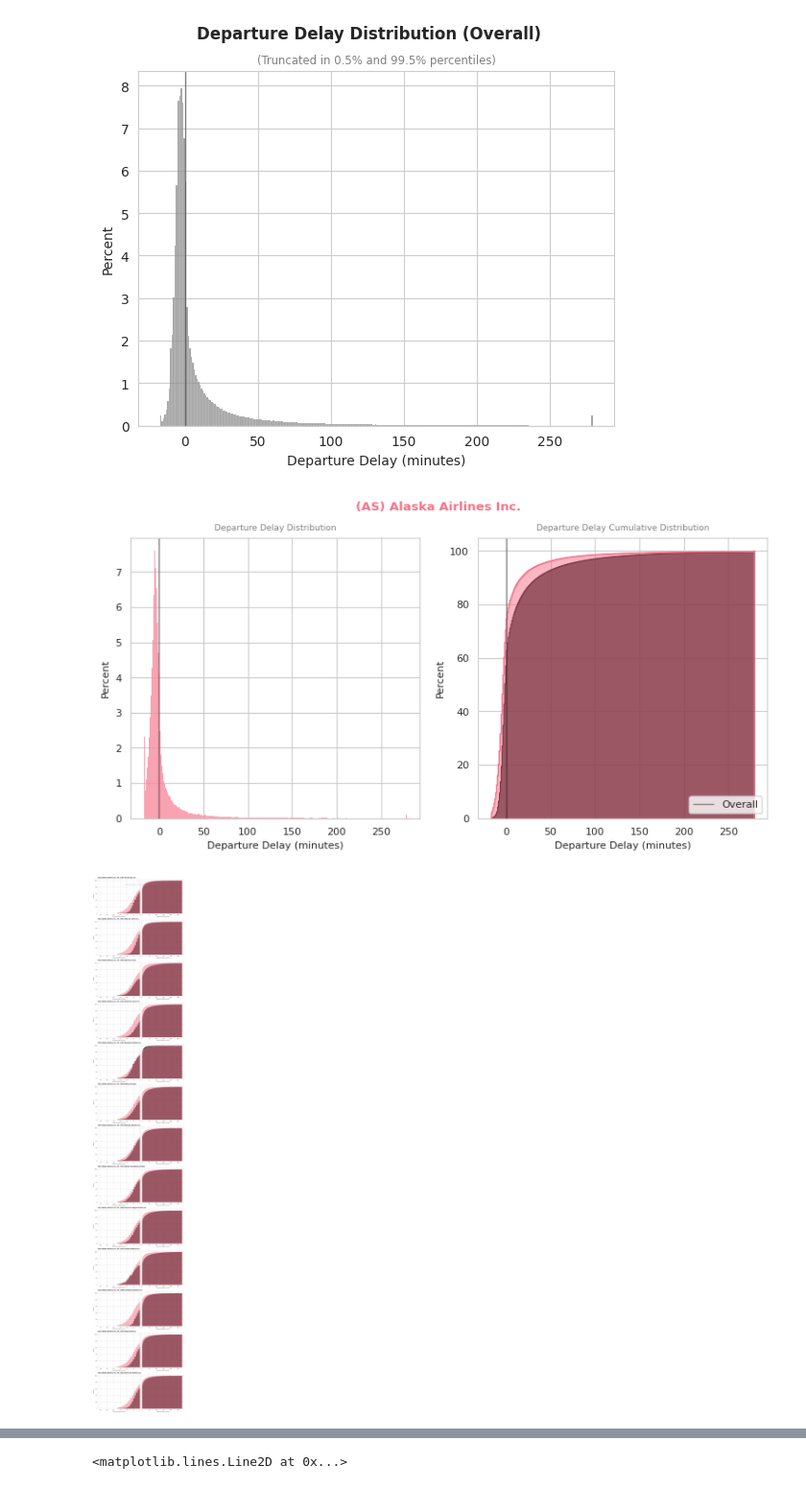
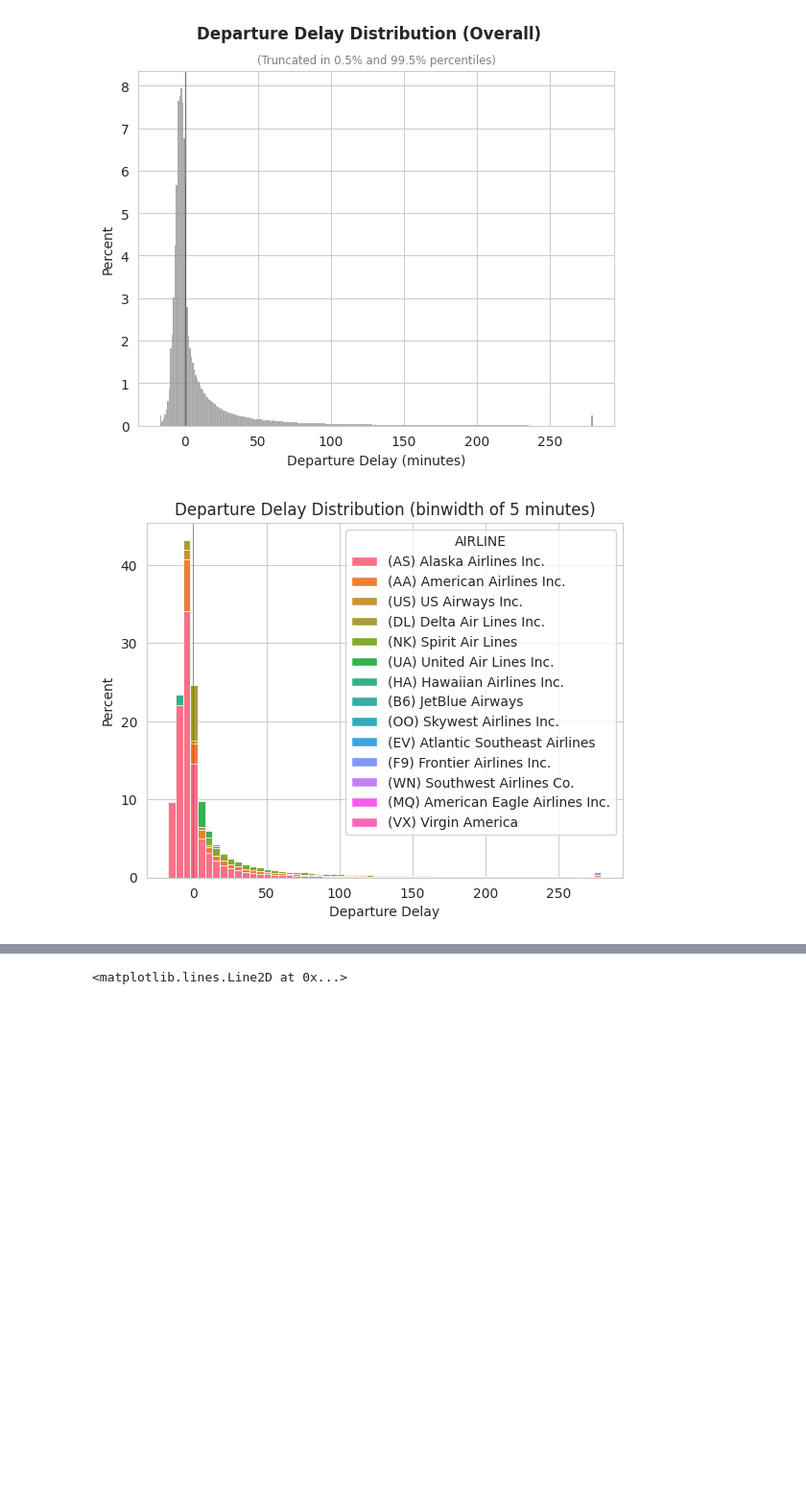
Before and after one commit to bmorbin/flights-delay, a Jupyter notebook: Cópia_de_D&N_Teste_de_Conhecimentos_em_Dados.ipynb, the cells around one changed output, grey strips where cells are left out. Shown at 96% size. Saved outputs shown, nothing was run; the diff lists cells and outputs as text; code cells hidden in the pictures; blank space fills up the shorter version.

```diff
--- a/Cópia_de_D&N_Teste_de_Conhecimentos_em_Dados.ipynb
+++ b/Cópia_de_D&N_Teste_de_Conhecimentos_em_Dados.ipynb
@@ -874,32 +881,35 @@ plt.show()
 airlines_name = tab_delays_airline.AIRLINE.unique().tolist()
 airlines_color = sns.color_palette('husl',len(airlines_name))
 # %%
-def draw_cdf_2airlines(airline, other_airline, axe, i):
+def draw_cdf_2airlines(airline, other_airline, axe, i, j, show_legend=False):
   sns.histplot(
     data=tab_delays_airline.dropna(subset=['DEPARTURE_DELAYtrunc'])\
                   .query(f'AIRLINE == "{other_airline}"'), x="DEPARTURE_DELAYtrunc",
     element="step", fill=True,
-    cumulative=True, stat="percent", color='black', linewidth=0.8, ax=axe
+    cumulative=True, stat="percent", color=airlines_color[j], linewidth=0.8, ax=axe,
+    label=other_airline, legend=show_legend
   )
 
   sns.histplot(
     data=tab_delays_airline.dropna(subset=['DEPARTURE_DELAYtrunc'])\
                   .query(f'AIRLINE == "{airline}"'), x="DEPARTURE_DELAYtrunc",
     element="step", fill=True,
-    cumulative=True, stat="percent", color=airlines_color[i], alpha=0.5, ax=axe
+    cumulative=True, stat="percent", color=airlines_color[i], alpha=0.5, ax=axe,
+    label=airline, legend=show_legend
   )
   axe.axvline(x=0, color='black', alpha=0.4, linewidth=1)
   axe.set_xlabel("Departure Delay (minutes)", fontsize='small')
   axe.set_ylabel("Percent", fontsize='small')
 
-rest_airlines = airlines_name.copy()
-for i, airline in enumerate(airlines_name):
+
+def plot_dist_airline(airline):
+  i = airlines_name.index(airline)
   fig, (ax1,ax2) = plt.subplots(1,2, figsize=(9,4))
 
   sns.histplot(tab_delays_airline.dropna(subset=['DEPARTURE_DELAYtrunc'])\
                     .query(f'AIRLINE == "{airline}"'),
                     x="DEPARTURE_DELAYtrunc",
-                    stat='percent', binwidth=1, color=airlines_colors[i], ax=ax1)
+                    stat='percent', binwidth=1, color=airlines_color[i], ax=ax1)
   ax1.axvline(x=0, color='black', alpha=0.4, linewidth=1)
   ax1.set_xlabel("Departure Delay (minutes)")
   ax1.set_ylabel("Percent")
@@ -928,36 +938,30 @@ for i, airline in enumerate(airlines_name):
 
   plt.show()
 
-  fig, axarr = plt.subplots(len(rest_airlines)-1,2, figsize=(9,4*(len(rest_airlines)-1)), sharey=True, sharex=False)
-  fig.suptitle(f'Cumulative Distribution {airline} VS. Others', color='grey',  fontsize='small')
+def plot_compare_airlines_dist(airline,other_airline):
+  i = airlines_name.index(airline)
+  j = airlines_name.index(other_airline)
+  fig, axarr = plt.subplots(1,2, figsize=(9,4), sharey=True)
 
-  arr_row = 0
-  for j, other_airline in enumerate(rest_airlines):
-    if len(rest_airlines)-1 == 1:
-      axe_neg = axarr[0]
-      axe_pos = axarr[1]
-    else:
-      axe_neg = axarr[arr_row,0]
-      axe_pos = axarr[arr_row,1]
+  axe_neg = axarr[0]
+  axe_pos = axarr[1]
 
-    if airline==other_airline:
-      arr_row -= 1
-      pass
-    else:
-      draw_cdf_2airlines(airline, other_airline, axe_neg, i)
-      draw_cdf_2airlines(airline, other_airline, axe_pos, i)
+  draw_cdf_2airlines(airline, other_airline, axe_neg, i, j)
+  draw_cdf_2airlines(airline, other_airline, axe_pos, i, j, show_legend='full')
 
-      axe_neg.set_title(f'{airline} VS. {other_airline}', color='black',  fontsize='large', fontweight='bold', loc='left')
-      axe_neg.set_xlim(right=0)
-      axe_pos.set_xlim(left=0)
+  axe_neg.set_title(f'Cumulative Distribution {airline} VS. {other_airline}', color='black',  fontsize='large', fontweight='bold', loc='left')
+  axe_neg.set_xlim(right=0)
+  axe_pos.set_xlim(left=0)
+  axe_pos.legend()
+  axe_pos.legend(loc='lower right')
 
-      arr_row += 1
-
-  plt.tight_layout()
-  plt.show()
-  rest_airlines.remove(airline)
+  fig.tight_layout()
+  fig.show()
   print("\n\n")
-  break
-# %% [output]
-[figure, removed]
-[figure, removed]
+# %%
+sns.histplot(tab_delays_airline.dropna(subset=['DEPARTURE_DELAYtrunc']), x="DEPARTURE_DELAYtrunc", hue="AIRLINE", stat="percent",
+             binwidth=5, common_norm=False, alpha=1).set(title='Departure Delay Distribution (binwidth of 5 minutes)', xlabel='Departure Delay', ylabel='Percent')
+plt.axvline(x=0, color='black', alpha=0.4, linewidth=0.5)
+plt.show()
+# %% [output]
+[figure, added]
```
Also changed, not shown: parts of 16 cells of this notebook.
